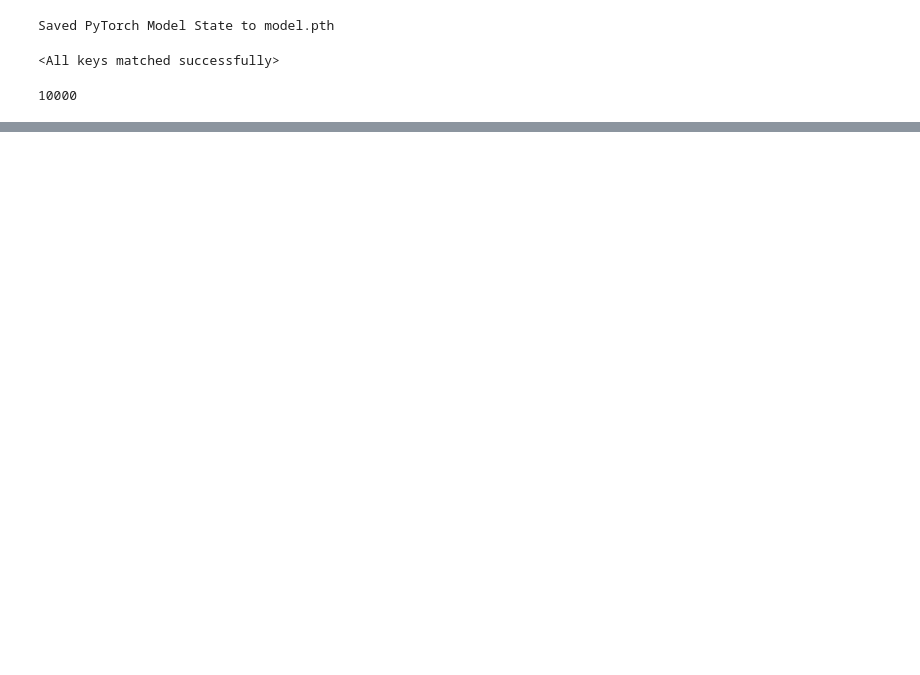
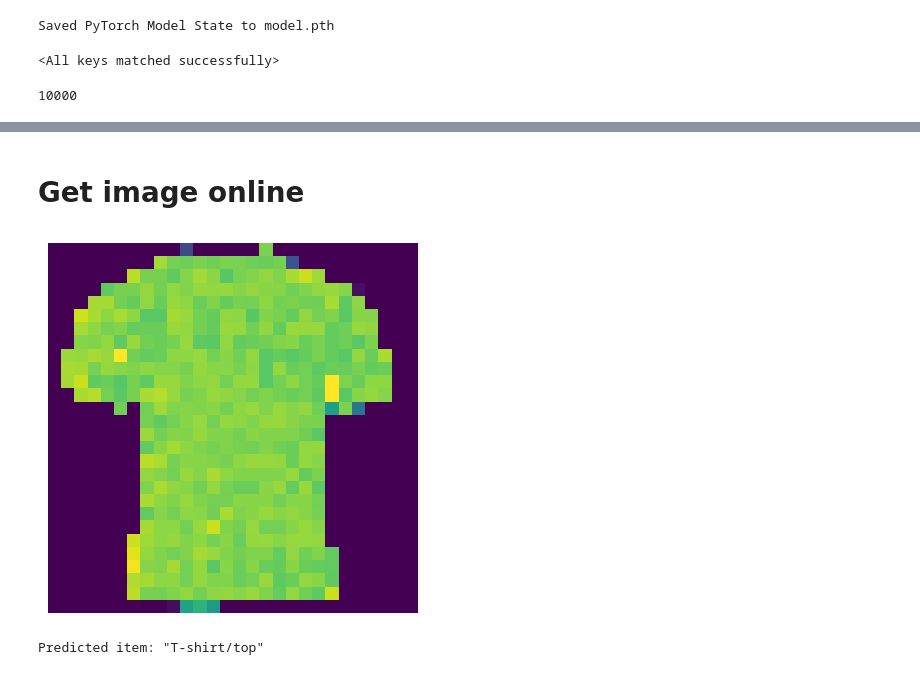
Before and after one commit to khangsheng1/Learning-PyTorch, a Jupyter notebook: PyTorch_Tutorial_FashionMNIST.ipynb, the cells around one changed output, grey strips where cells are left out. Saved outputs shown, nothing was run; the diff lists cells and outputs as text; code cells hidden in the pictures; blank space fills up the shorter version.

```diff
--- a/PyTorch_Tutorial_FashionMNIST.ipynb
+++ b/PyTorch_Tutorial_FashionMNIST.ipynb
@@ -252,0 +253,50 @@ We are testing #4385 out of 10000 from the FashionMNIST dataset:
+# %% [markdown]
+# Get image online
+# %%
+import requests
+from PIL import Image
+from torchvision import transforms
+from io import BytesIO
+
+# Function to load and preprocess image
+def load_image_from_url(url):
+    # Load the image from URL
+    response = requests.get(url, stream=True)  # Use stream=True to avoid loading the entire content into memory
+    response.raw.decode_content = True  # Ensure content is decoded
+    img = Image.open(BytesIO(response.content))
+    # Preprocess the image (resize and convert to tensor)
+    preprocess = transforms.Compose([
+        transforms.Resize((28, 28)),    # Resize to 28x28 for FashionMNIST
+        transforms.ToTensor(),          # Convert to tensor
+        transforms.Normalize((0.5,), (0.5,))  # Normalize to match training (if needed)
+    ])
+
+    img_tensor = preprocess(img).unsqueeze(0)  # Add batch dimension (1, 1, 28, 28)
+    return img_tensor
+# %%
+# URL of the image to classify
+image_url = 'https://s3.amazonaws.com/images.ecwid.com/images/23401079/1276317004.jpg'  # Replace with actual image URL
+# %%
+# Load and preprocess the image
+image_tensor = load_image_from_url(image_url)
+
+if image_tensor is not None:
+    # Display the image
+    plt.imshow(image_tensor.squeeze())
+    plt.axis('off')
+    plt.show()
+
+    # Evaluate with the model
+    model.eval()
+    with torch.no_grad():
+        image_tensor = image_tensor.to(device)  # Move to the device (GPU/CPU)
+        pred = model(image_tensor)
+        predicted_class = pred[0].argmax(0).item()
+
+    # Print the prediction result
+    print(f'Predicted item: "{classes[predicted_class]}"')
+else:
+    print("Failed to load the image.")
+# %% [output]
+[figure, added]
+Predicted item: "T-shirt/top"
```
Also changed, not shown: parts of 2 cells of this notebook.
